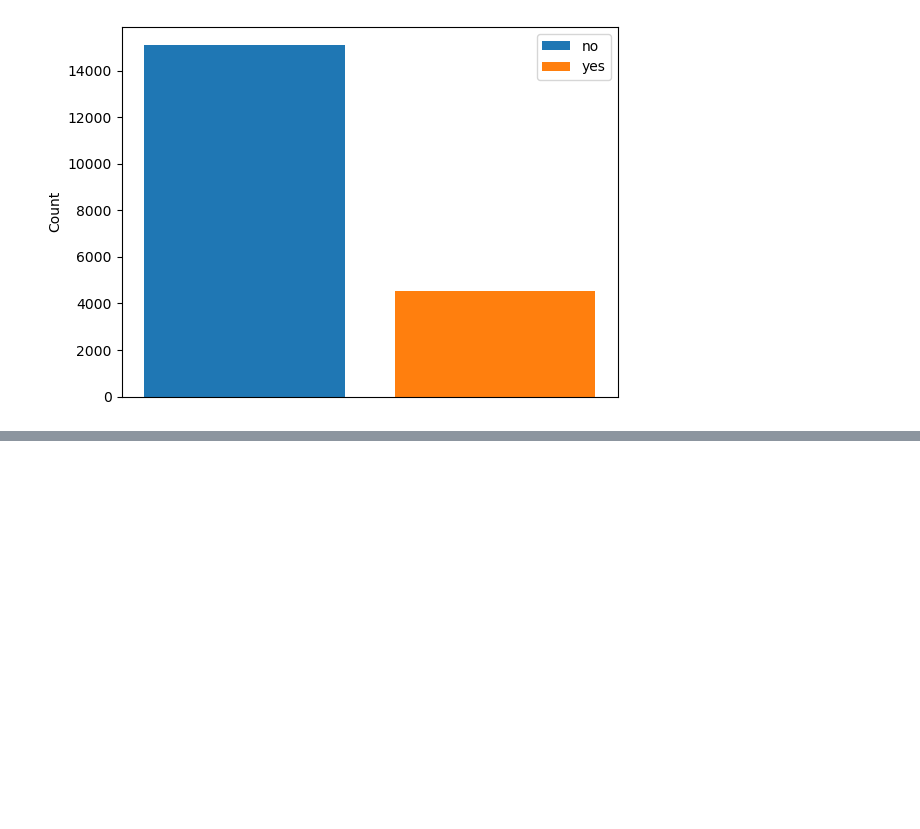
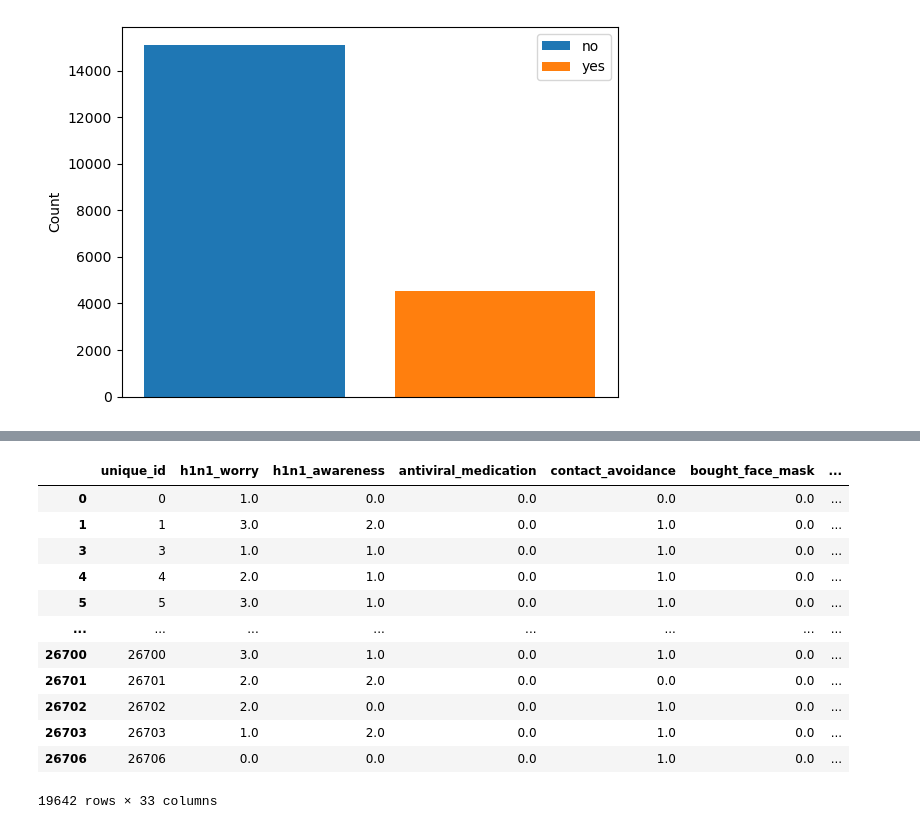
Before and after one commit to imdhirajkr/001_Data_Science, a Jupyter notebook: h1n1_vaccine_prediction.ipynb, the cells around one changed output, grey strips where cells are left out. Saved outputs shown, nothing was run; the diff lists cells and outputs as text; code cells hidden in the pictures; blank space fills up the shorter version.

```diff
--- a/h1n1_vaccine_prediction.ipynb
+++ b/h1n1_vaccine_prediction.ipynb
@@ -107,0 +128,6 @@ plt.show()
+# %%
+from sklearn import preprocessing
+df1.age_bracket.unique() # we need to replce age bracate with labes
+le = preprocessing.LabelEncoder()
+df1['age_bracket'] = le.fit_transform(df1.age_bracket.values)
+df1['age_bracket']
@@ -107,0 +163,25 @@ plt.show()
+# %%
+df1.race = le.fit_transform(df1.race.values)
+df1.sex = le.fit_transform(df1.sex.values)
+df1.income_level = le.fit_transform(df1.income_level.values)
+df1.marital_status = le.fit_transform(df1.marital_status.values)
+df1.housing_status = le.fit_transform(df1.housing_status.values)
+df1.employment = le.fit_transform(df1.employment.values)
+df1.census_msa = le.fit_transform(df1.census_msa.values)
+
+
+df1 # all column converted to numeric data
+# %% [output]
+|  | unique_id | h1n1_worry | h1n1_awareness | antiviral_medication | contact_avoidance | bought_face_mask | ... |
+| 0 | 0 | 1.0 | 0.0 | 0.0 | 0.0 | 0.0 | ... |
+| 1 | 1 | 3.0 | 2.0 | 0.0 | 1.0 | 0.0 | ... |
+| 3 | 3 | 1.0 | 1.0 | 0.0 | 1.0 | 0.0 | ... |
+| 4 | 4 | 2.0 | 1.0 | 0.0 | 1.0 | 0.0 | ... |
+| 5 | 5 | 3.0 | 1.0 | 0.0 | 1.0 | 0.0 | ... |
+| ... | ... | ... | ... | ... | ... | ... | ... |
+| 26700 | 26700 | 3.0 | 1.0 | 0.0 | 1.0 | 0.0 | ... |
+| 26701 | 26701 | 2.0 | 2.0 | 0.0 | 0.0 | 0.0 | ... |
+| 26702 | 26702 | 2.0 | 0.0 | 0.0 | 1.0 | 0.0 | ... |
+| 26703 | 26703 | 1.0 | 2.0 | 0.0 | 1.0 | 0.0 | ... |
+| 26706 | 26706 | 0.0 | 0.0 | 0.0 | 1.0 | 0.0 | ... |
+19642 rows × 33 columns
```
Also changed, not shown: parts of 7 cells of this notebook.
